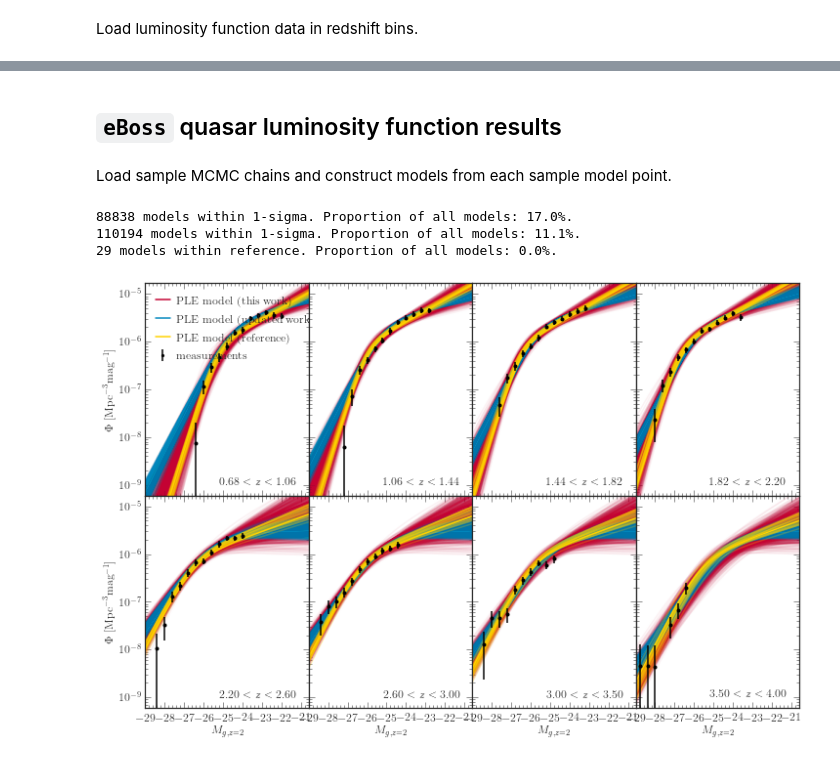
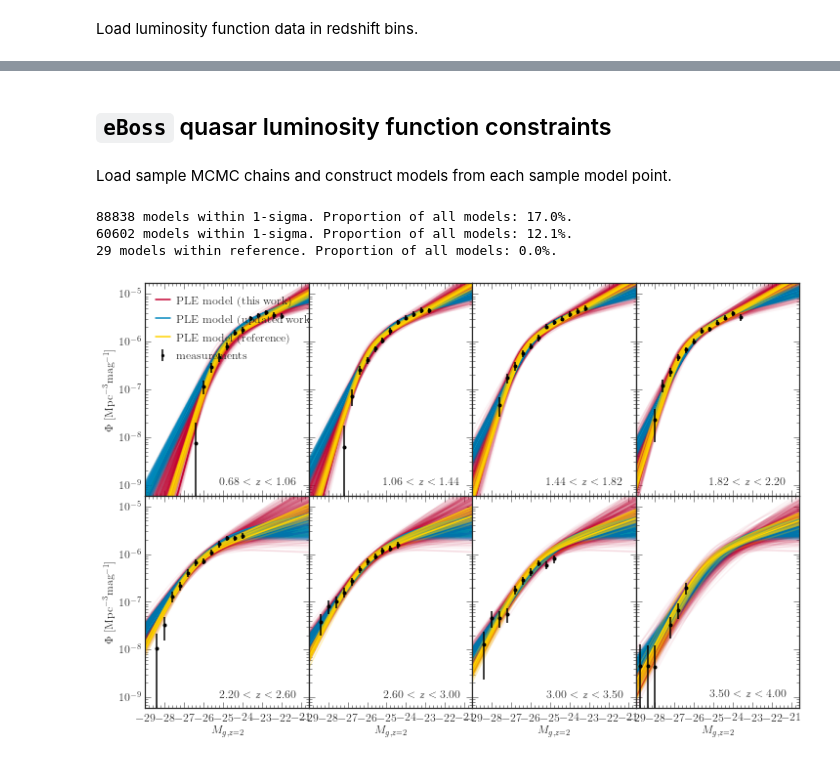
Before and after one commit to MikeSWang/HorizonGRound, a Jupyter notebook: notebooks/QSO_luminosity_function_constraints.ipynb, the cells around one changed output, grey strips where cells are left out. Saved outputs shown, nothing was run; the diff lists cells and outputs as text; code cells hidden in the pictures.

```diff
--- a/notebooks/QSO_luminosity_function_constraints.ipynb
+++ b/notebooks/QSO_luminosity_function_constraints.ipynb
@@ -63,24 +44,0 @@ Visualise luminosity function surface.
-# %%
-NUM_MESH = 100
-
-magnitudes = np.linspace(*MAGNITUDE_RANGE, num=NUM_MESH, endpoint=False)
-redshifts = np.linspace(*REDSHIFT_RANGE, num=NUM_MESH, endpoint=False)
-m, z = np.meshgrid(magnitudes, redshifts)
-Phi = luminosity_function_model(m, z)
-
-fig = plt.figure("Luminosity function surface", figsize=(10, 6))
-ax = plt.axes(projection='3d')
-
-ax.plot_surface(
-    m, z, Phi,
-    cmap=sns.cubehelix_palette(as_cmap=True),
-    edgecolor='none'
-)
-
-ax.set_xlabel(r"$m$")
-ax.set_ylabel(r"$z$")
-
-ax.set_zlim(*DENSITY_RANGE)
-ax.set_zscale('log')
-ax.set_zticks([pow(10, -5), pow(10, -6)])
-ax.set_zlabel(r"$\Phi(m,z)$ [$\textrm{Mpc}^{-3} \textrm{mag}^{-1}$]")
@@ -90,5 +45,5 @@ Text(0.5, 0, '$\\Phi(m,z)$ [$\\textrm{Mpc}^{-3} \\textrm{mag}^{-1}$]')
 # %% [markdown]
-## ``eBoss`` quasar luminosity function results
+## ``eBoss`` quasar luminosity function constraints
 # %% [markdown]
 Load sample MCMC chains and construct models from each sample model point.
 # %%
@@ -97,7 +52,7 @@ model_param_chain_file0 = (
 )
 
 model_param_chain_file1 = (
-    "../data/output/eBOSS_QSO_LF_PLE_zeus_1544064_20_5E4_by1.h5"
+    "../data/output/eBOSS_QSO_LF_PLE_zeus_1544065_20_2,5E5_by1.h5"
 )
 
 burnin, reduce = 10000, 30
@@ -106,7 +61,7 @@ with h5py.File(model_param_chain_file0, 'r') as chain_data:
     nparam = chain0.shape[-1]
     chain_flat0 = chain0[:, burnin::reduce, :].reshape((-1, nparam))
 
-burnin, reduce = 500, 1
+burnin, reduce = 225000, 1
 with h5py.File(model_param_chain_file1, 'r') as chain_data:
     chain1 = chain_data['mcmc']['chain'][()]
     nparam = chain1.shape[-1]
@@ -211,7 +166,7 @@ print(
 )
 # %% [output]
 88838 models within 1-sigma. Proportion of all models: 17.0%.
-110194 models within 1-sigma. Proportion of all models: 11.1%.
+60602 models within 1-sigma. Proportion of all models: 12.1%.
 29 models within reference. Proportion of all models: 0.0%.
 # %%
 NUM_INTERVALS = 100
@@ -250,7 +205,7 @@ for bin_idx, redshift in enumerate(redshift_bins):
             fmt='o', markersize=4., capsize=0.,
             zorder=3, label='measurements'
         )
-        for idx, luminosity_function_model in enumerate(scattered_lum_func0[-1000:]):
+        for idx, luminosity_function_model in enumerate(scattered_lum_func0[-25000::50]):
             if idx == 0:
                 rep0 = plt.plot(
                     m, luminosity_function_model(m, redshift),
@@ -261,7 +216,7 @@ for bin_idx, redshift in enumerate(redshift_bins):
                     m, luminosity_function_model(m, redshift),
                     alpha=0.05, zorder=1, c=rep0[0].get_color()
                 )
-        for idx, luminosity_function_model in enumerate(scattered_lum_func1[-1000:]):
+        for idx, luminosity_function_model in enumerate(scattered_lum_func1[-25000::50]):
             if idx == 0:
                 rep0 = plt.plot(
                     m, luminosity_function_model(m, redshift),
@@ -289,7 +244,7 @@ for bin_idx, redshift in enumerate(redshift_bins):
             magnitude_bins, data_values, data_errors,
             zorder=3, fmt='o', markersize=4., capsize=0.
         )
-        for idx, luminosity_function_model in enumerate(scattered_lum_func0[-1000:]):
+        for idx, luminosity_function_model in enumerate(scattered_lum_func0[-25000::50]):
             if idx == 0:
                 repn = plt.plot(
                     m, luminosity_function_model(m, redshift), zorder=1
@@ -299,7 +254,7 @@ for bin_idx, redshift in enumerate(redshift_bins):
                     m, luminosity_function_model(m, redshift),
                     alpha=0.05, zorder=1, c=repn[0].get_color()
                 )
-        for idx, luminosity_function_model in enumerate(scattered_lum_func1[-1000:]):
+        for idx, luminosity_function_model in enumerate(scattered_lum_func1[-25000::50]):
             if idx == 0:
                 repn = plt.plot(
                     m, luminosity_function_model(m, redshift), zorder=1
@@ -322,31 +277,31 @@ for bin_idx, redshift in enumerate(redshift_bins):
     plt.xscale('linear')
     plt.xlim(*MAGNITUDE_RANGE)
 
     ax.xaxis.set_major_locator(mpl.ticker.MultipleLocator(1.))
     ax.xaxis.set_minor_locator(mpl.ticker.MultipleLocator(0.2))
     if row_idx + 1 < NUM_ROW:
         plt.tick_params(
             axis='x', which='both', direction='in',
             labelbottom=False, labelsize=2
         )
     else:
         plt.xlabel(r"$M_{g,z=2}$")
 
     plt.yscale('log')
     plt.ylim(*DENSITY_RANGE)
 
     if col_idx > 0:
         plt.tick_params(
             axis='y', which='both', direction='in',
             labelleft=False, labelsize=2
         )
     else:
         plt.ylabel(r"$\Phi$ [$\textrm{Mpc}^{-3} \textrm{mag}^{-1}$]")
 
     plt.title(
         redshift_labels[bin_idx], loc='right', position=(0.925, 0.025)
     )
 
 plt.subplots_adjust(hspace=0, wspace=0)
 # %% [output]
-[figure, old version]
+[figure, new version]
```
Also changed, not shown: parts of 5 cells of this notebook, 7 other files.
